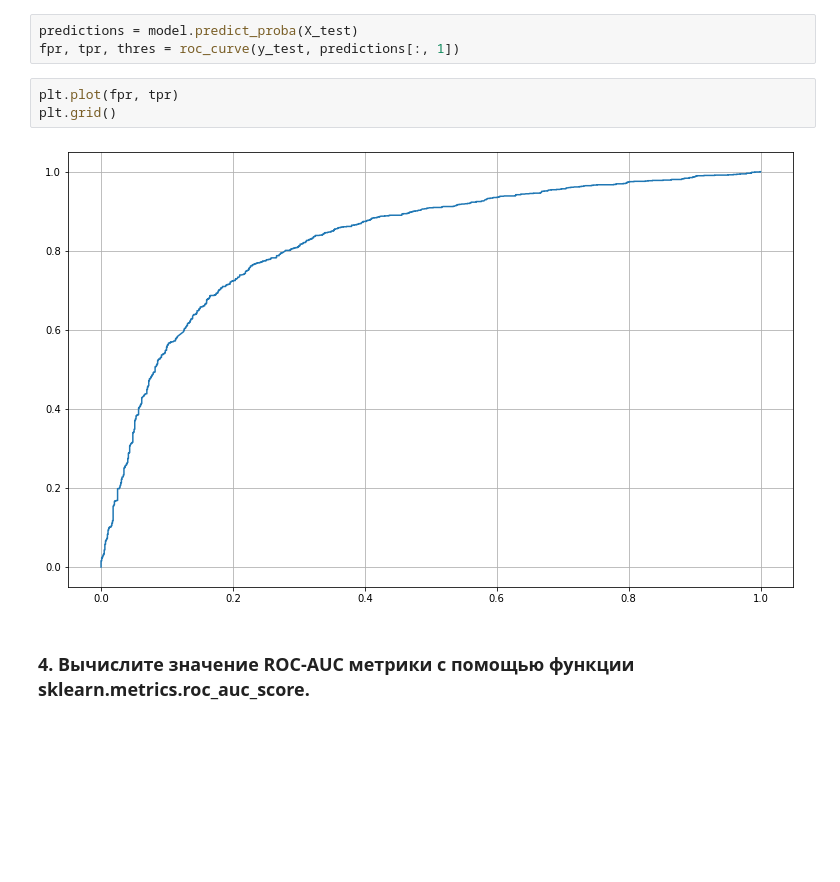
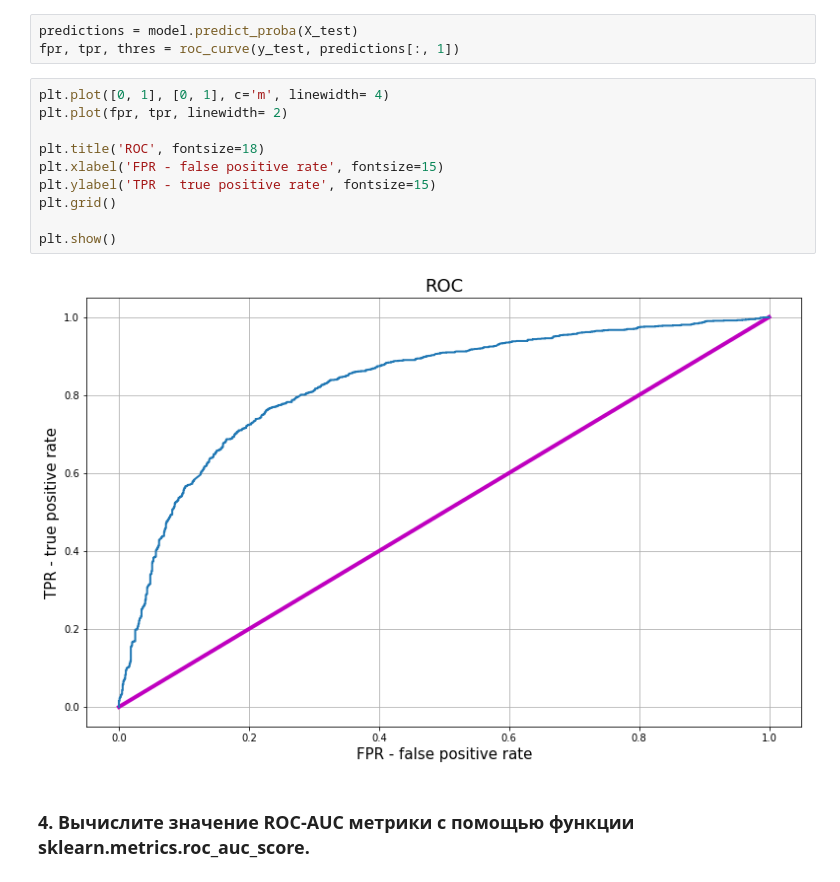
Before and after one commit to Hemultan/Priznaki, a Jupyter notebook: hw3/hw3.ipynb, the cells around one changed output. Saved outputs shown, nothing was run; the diff lists cells and outputs as text; blank space fills up the shorter version.

```diff
--- a/hw3/hw3.ipynb
+++ b/hw3/hw3.ipynb
@@ -222,10 +222,17 @@ LogisticRegression()
 predictions = model.predict_proba(X_test)
 fpr, tpr, thres = roc_curve(y_test, predictions[:, 1])
 # %%
-plt.plot(fpr, tpr)
+plt.plot([0, 1], [0, 1], c='m', linewidth= 4)
+plt.plot(fpr, tpr, linewidth= 2)
+
+plt.title('ROC', fontsize=18)
+plt.xlabel('FPR - false positive rate', fontsize=15)
+plt.ylabel('TPR - true positive rate', fontsize=15)
 plt.grid()
+
+plt.show()
 # %% [output]
-[figure, old version]
+[figure, new version]
 # %% [markdown]
 ### 4. Вычислите значение ROC-AUC метрики с помощью функции sklearn.metrics.roc_auc_score.
 # %%
```
Also changed, not shown: parts of 7 cells of this notebook.
